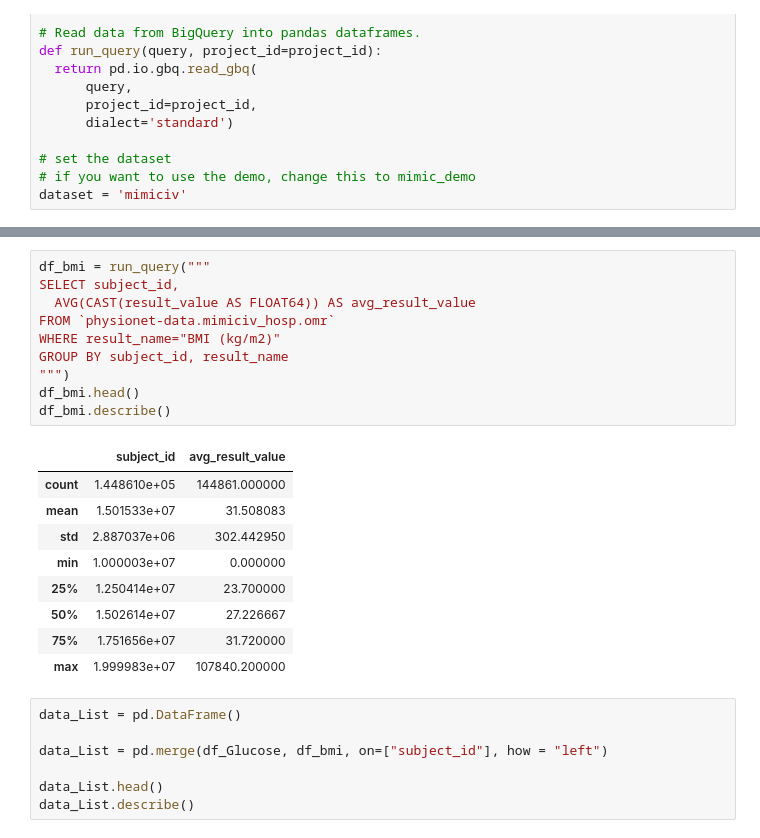
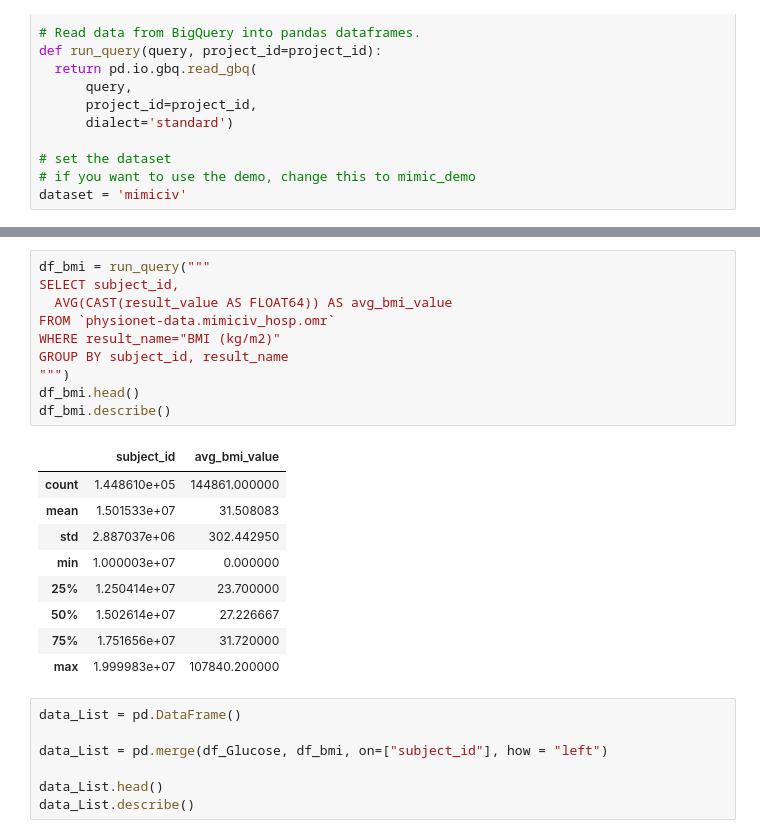
Before and after one commit to Kukaheadla/COMP90089_group_project, a Jupyter notebook: preprocessing/preprocessing.ipynb, the cells around one changed output, grey strips where cells are left out. Cells and saved outputs as stored; diff of their text form.

```diff
--- a/preprocessing/Comp90089_Group_Assignment.ipynb
+++ b/preprocessing/preprocessing.ipynb
@@ -95,15 +95,15 @@ df_Glucose.head()
 # %%
 df_bmi = run_query("""
 SELECT subject_id,
-  AVG(CAST(result_value AS FLOAT64)) AS avg_result_value
+  AVG(CAST(result_value AS FLOAT64)) AS avg_bmi_value
 FROM `physionet-data.mimiciv_hosp.omr`
 WHERE result_name="BMI (kg/m2)"
 GROUP BY subject_id, result_name
 """)
 df_bmi.head()
 df_bmi.describe()
 # %% [output]
-|  | subject_id | avg_result_value |
+|  | subject_id | avg_bmi_value |
 | count | 1.448610e+05 | 144861.000000 |
 | mean | 1.501533e+07 | 31.508083 |
 | std | 2.887037e+06 | 302.442950 |
```
Also changed, not shown: parts of 4 cells of this notebook, 1 other file.
